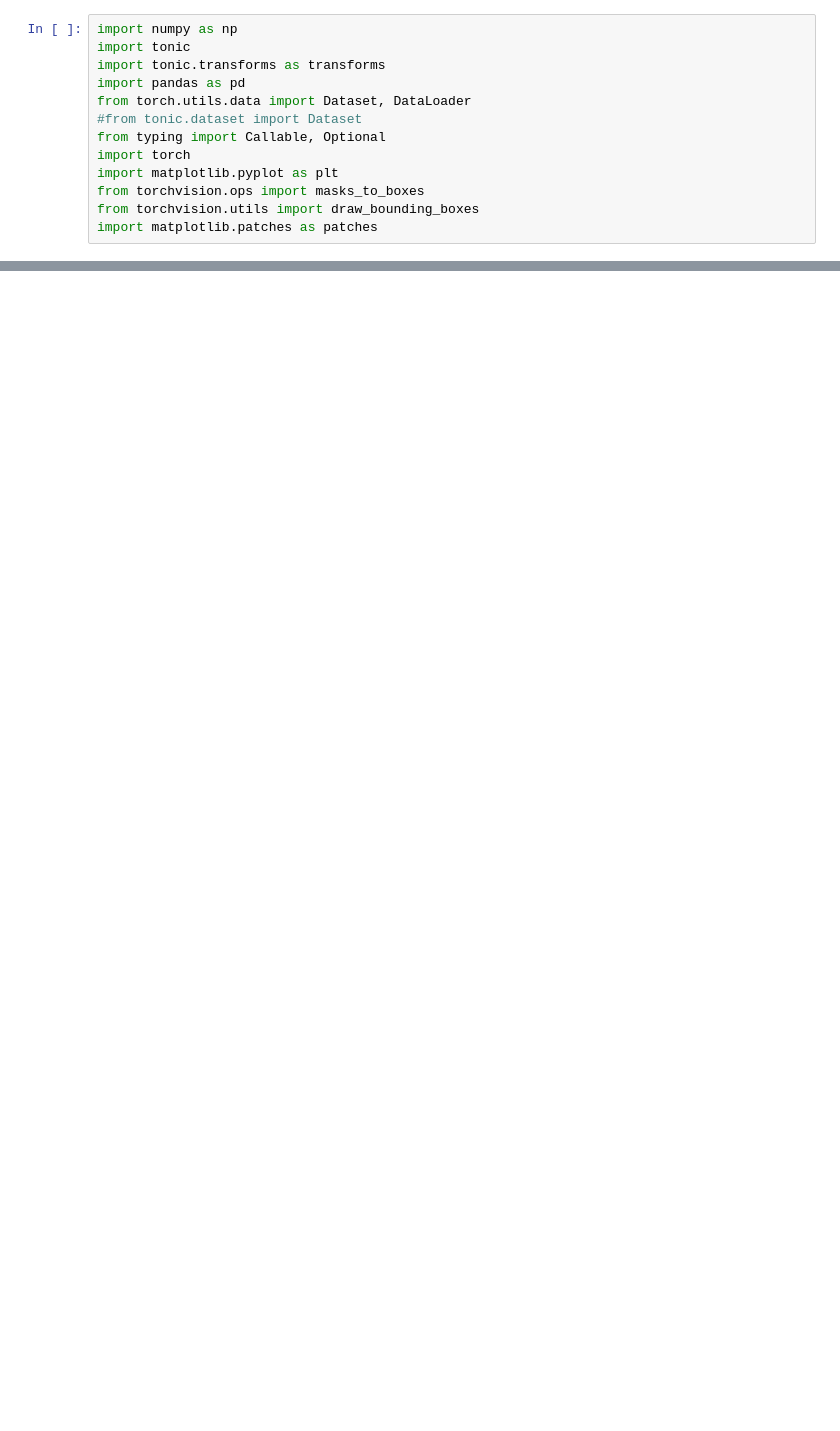
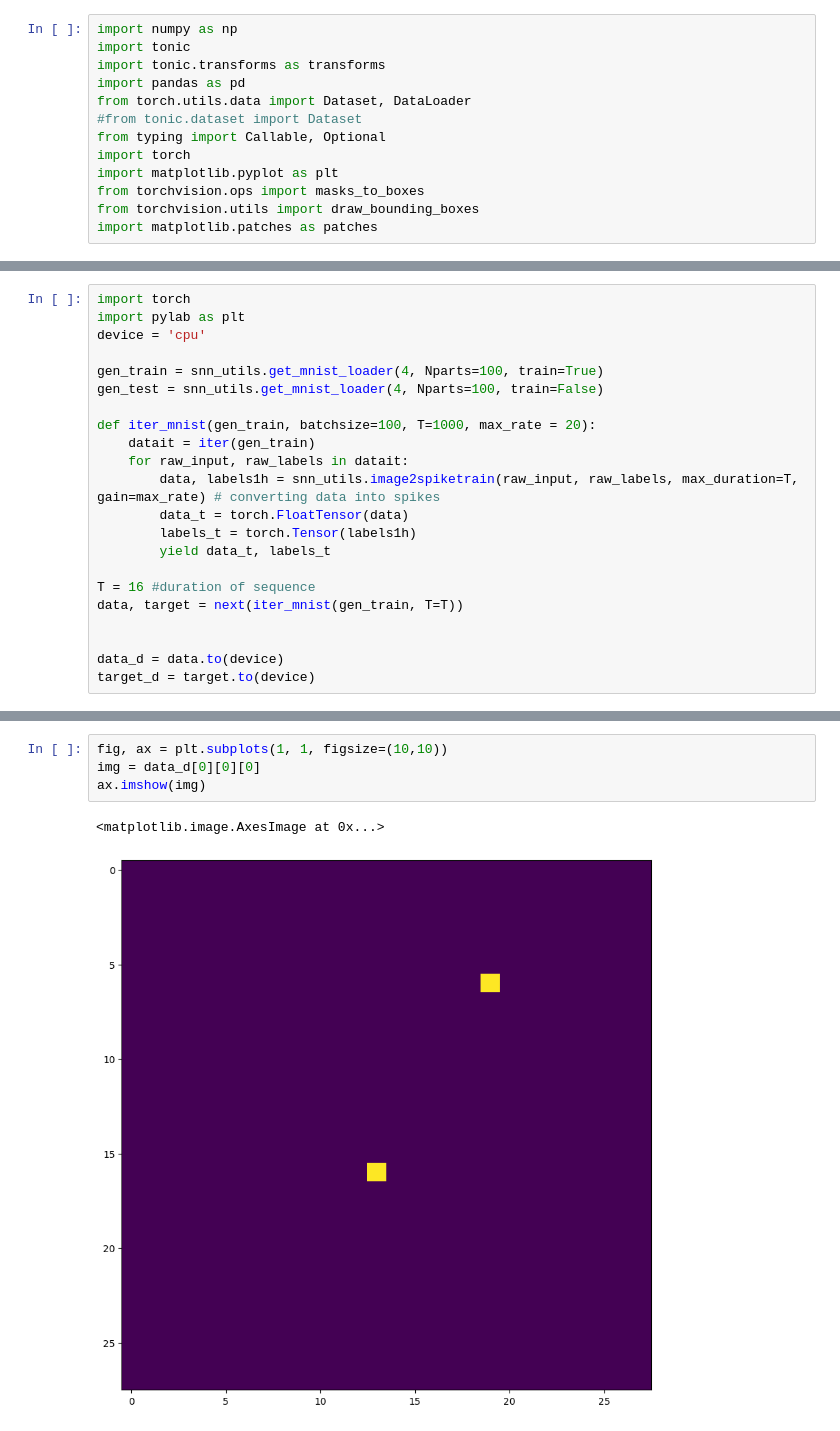
Before and after one commit to tarmst/snn, a Jupyter notebook: visualizations_EVIMO.ipynb, the cells around one changed output, grey strips where cells are left out. Cells and saved outputs as stored; diff of their text form; blank space fills up the shorter version.

```diff
--- a/visualizations_EVIMO.ipynb
+++ b/visualizations_EVIMO.ipynb
@@ -51,0 +123,22 @@ plot_frame(item_to_find, binned_events[item_num], masks[item_num])
+# %%
+import torch
+import pylab as plt
+device = 'cpu'
+
+gen_train = snn_utils.get_mnist_loader(4, Nparts=100, train=True)
+gen_test = snn_utils.get_mnist_loader(4, Nparts=100, train=False)
+
+def iter_mnist(gen_train, batchsize=100, T=1000, max_rate = 20):
+    datait = iter(gen_train)
+    for raw_input, raw_labels in datait:
+        data, labels1h = snn_utils.image2spiketrain(raw_input, raw_labels, max_duration=T, gain=max_rate) # converting data into spikes
+        data_t = torch.FloatTensor(data)
+        labels_t = torch.Tensor(labels1h)
+        yield data_t, labels_t
+
+T = 16 #duration of sequence
+data, target = next(iter_mnist(gen_train, T=T))
+
+
+data_d = data.to(device)
+target_d = target.to(device)
@@ -51,0 +161,7 @@ plot_frame(item_to_find, binned_events[item_num], masks[item_num])
+# %%
+fig, ax = plt.subplots(1, 1, figsize=(10,10))
+img = data_d[0][0][0]
+ax.imshow(img)
+# %% [output]
+<matplotlib.image.AxesImage at 0x...>
+[figure, added]
```
Also changed, not shown: parts of 12 cells of this notebook, 2 other files.
